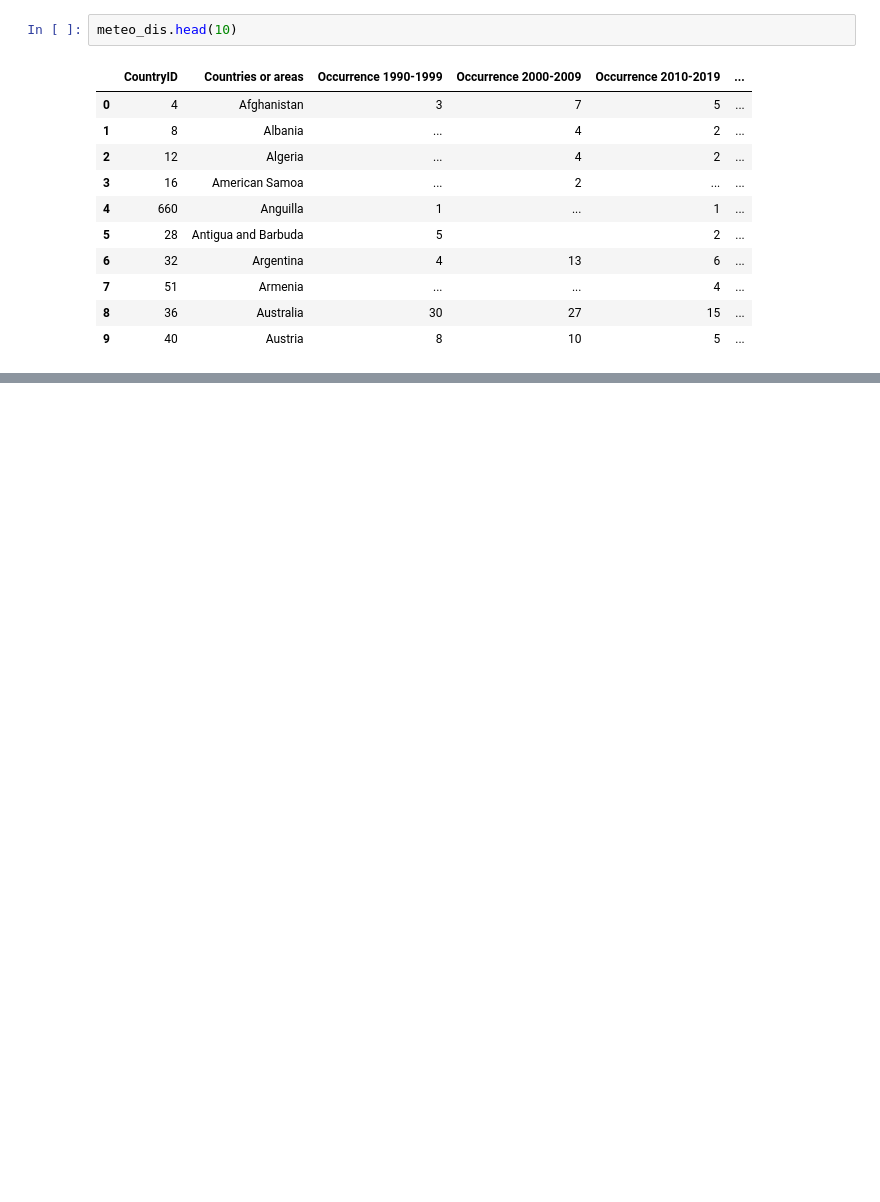
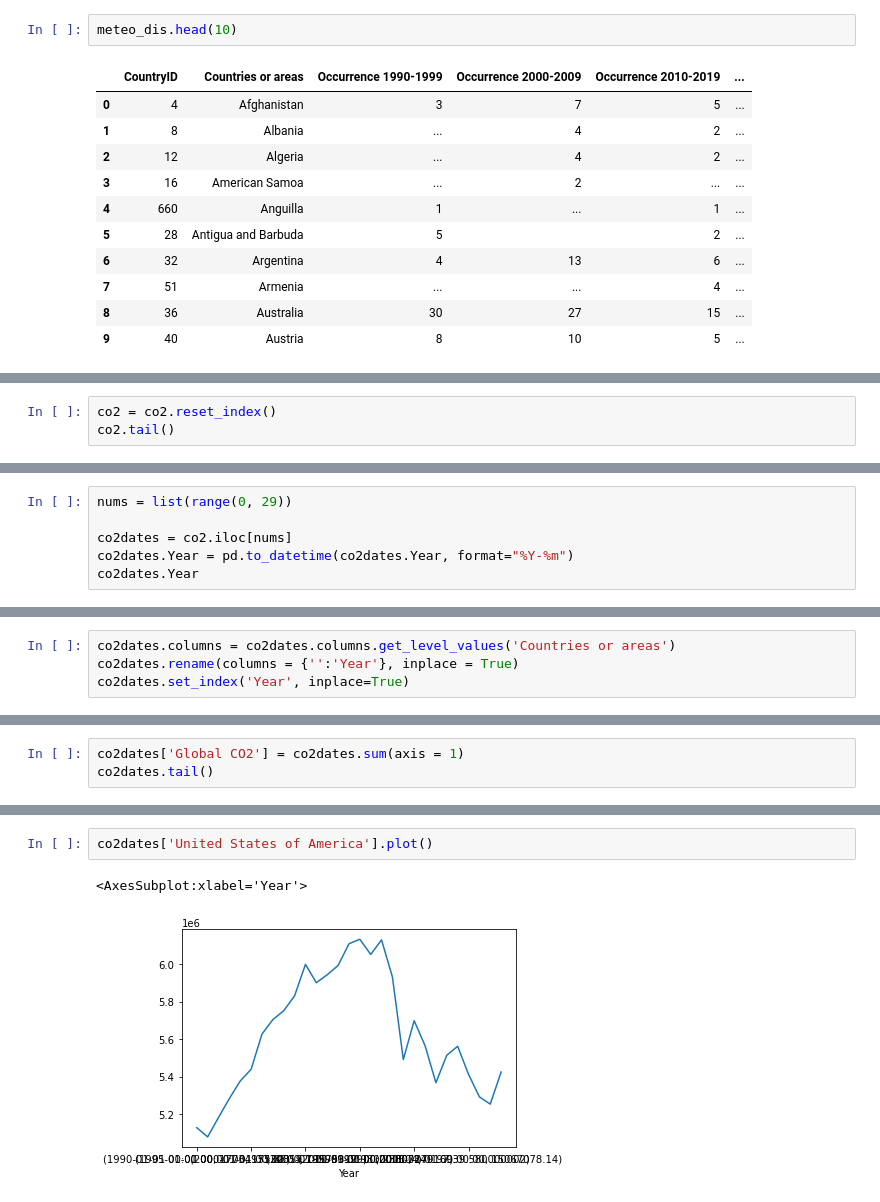
Before and after one commit to OMGitsJoeMG/Springboard-Projects, a Jupyter notebook: Global Environmental.ipynb, the cells around one changed output, grey strips where cells are left out. Cells and saved outputs as stored; diff of their text form; blank space fills up the shorter version.

```diff
--- a/Global Environmental.ipynb
+++ b/Global Environmental.ipynb
@@ -228,0 +498,3 @@ NameError: name 'freshwater' is not defined
+# %%
+co2 = co2.reset_index()
+co2.tail()
@@ -228,0 +510,6 @@ NameError: name 'freshwater' is not defined
+# %%
+nums = list(range(0, 29))
+
+co2dates = co2.iloc[nums]
+co2dates.Year = pd.to_datetime(co2dates.Year, format="%Y-%m")
+co2dates.Year
@@ -228,0 +539,4 @@ NameError: name 'freshwater' is not defined
+# %%
+co2dates.columns = co2dates.columns.get_level_values('Countries or areas')
+co2dates.rename(columns = {'':'Year'}, inplace = True)
+co2dates.set_index('Year', inplace=True)
@@ -228,0 +548,3 @@ NameError: name 'freshwater' is not defined
+# %%
+co2dates['Global CO2'] = co2dates.sum(axis = 1)
+co2dates.tail()
@@ -228,0 +565,5 @@ NameError: name 'freshwater' is not defined
+# %%
+co2dates['United States of America'].plot()
+# %% [output]
+<AxesSubplot:xlabel='Year'>
+[figure, added]
```
Also changed, not shown: parts of 32 cells of this notebook.
